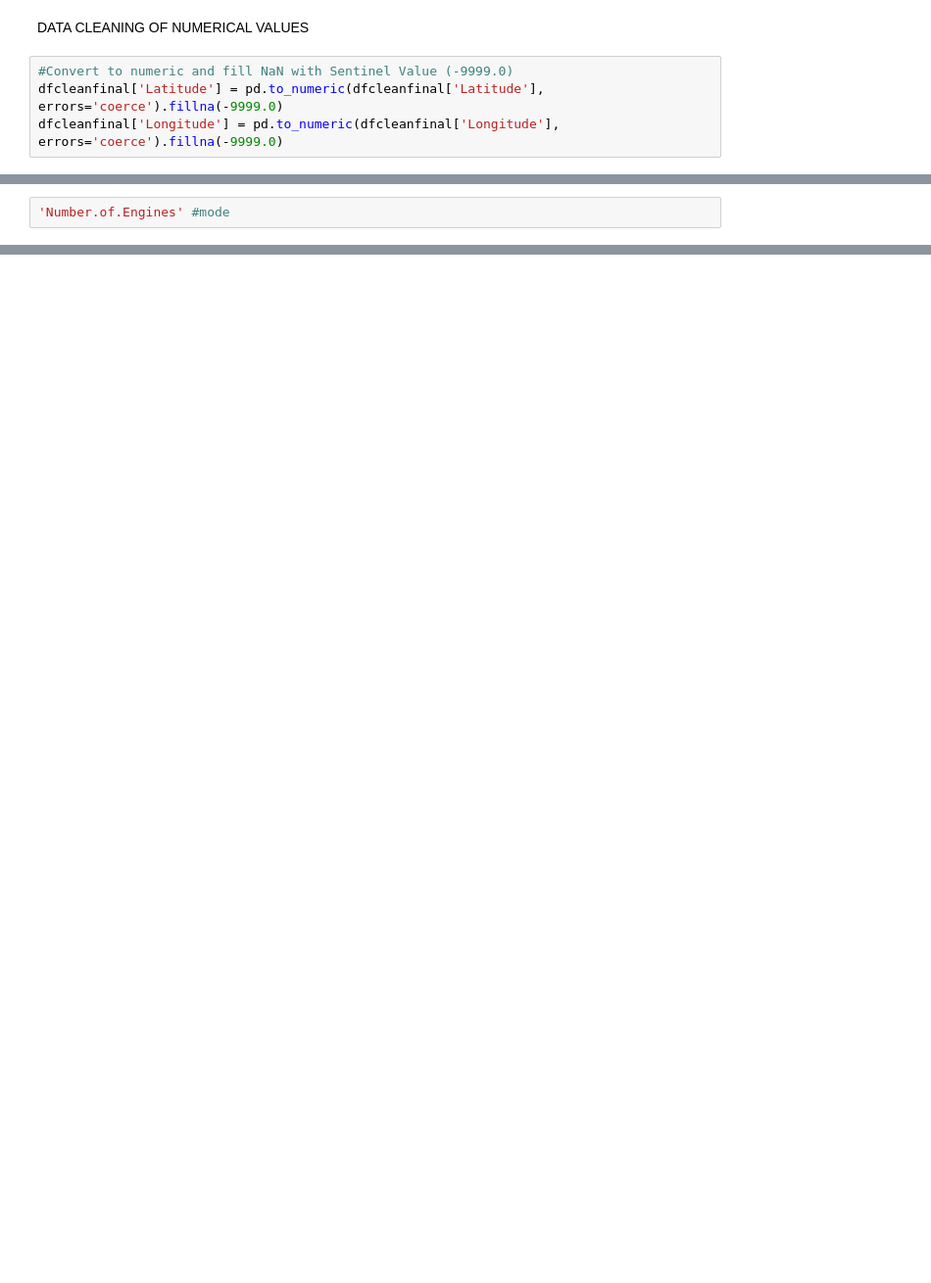
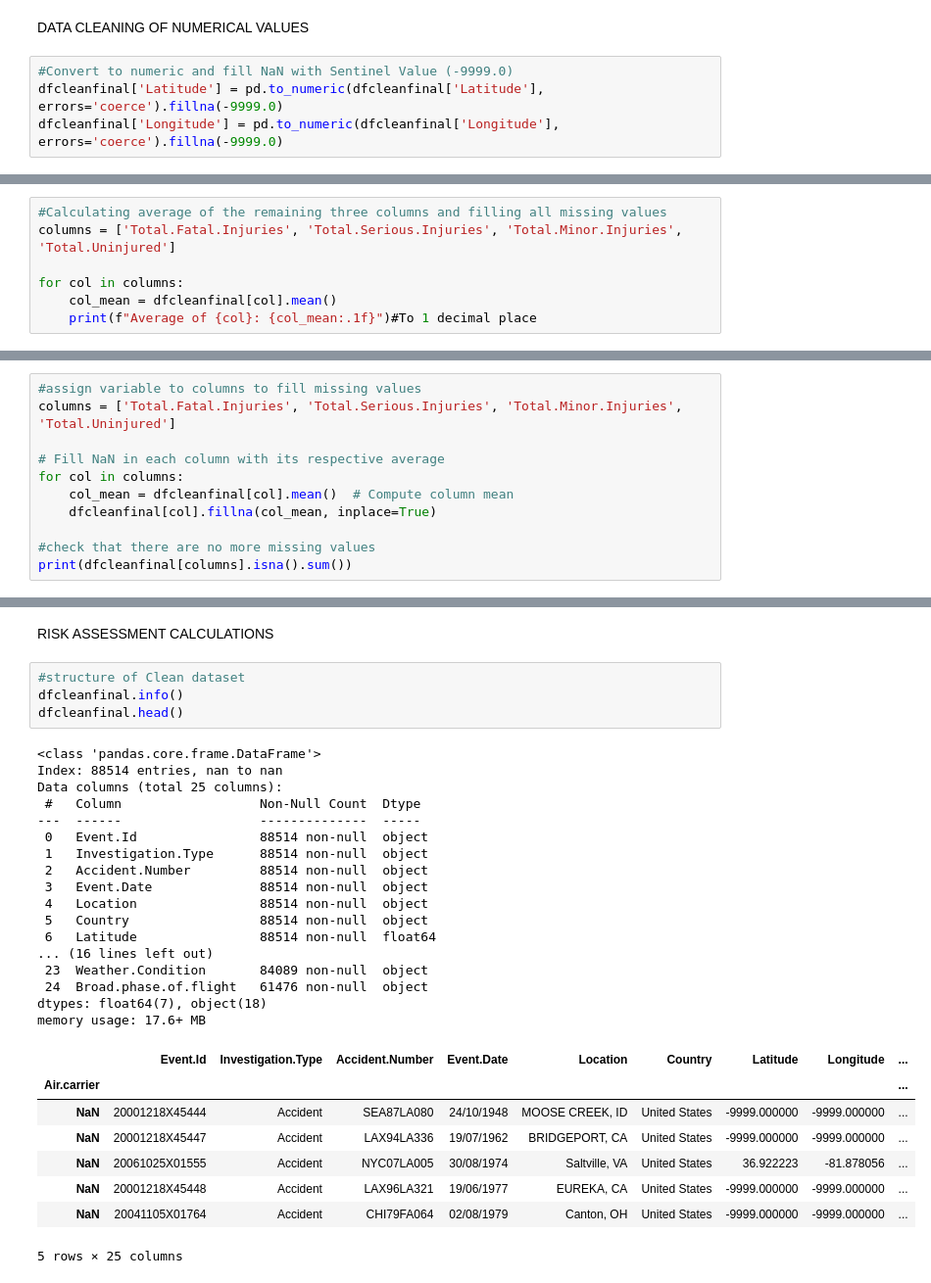
Before and after one commit to GeorginaOduol/FinalProjectP1, a Jupyter notebook: avinotebook.ipynb, the cells around one changed output, grey strips where cells are left out. Shown at 98% size. Saved outputs shown, nothing was run; the diff lists cells and outputs as text; blank space fills up the shorter version.

```diff
--- a/avinotebook.ipynb
+++ b/avinotebook.ipynb
@@ -293,2 +300,7 @@ memory usage: 16.9+ MB
 # %%
-'Number.of.Engines' #mode
+#Calculating average of the remaining three columns and filling all missing values
+columns = ['Total.Fatal.Injuries', 'Total.Serious.Injuries', 'Total.Minor.Injuries', 'Total.Uninjured']
+
+for col in columns:
+    col_mean = dfcleanfinal[col].mean()
+    print(f"Average of {col}: {col_mean:.1f}")#To 1 decimal place
@@ -294,0 +312,11 @@ memory usage: 16.9+ MB
+# %%
+#assign variable to columns to fill missing values
+columns = ['Total.Fatal.Injuries', 'Total.Serious.Injuries', 'Total.Minor.Injuries', 'Total.Uninjured']
+
+# Fill NaN in each column with its respective average
+for col in columns:
+    col_mean = dfcleanfinal[col].mean()  # Compute column mean
+    dfcleanfinal[col].fillna(col_mean, inplace=True)
+
+#check that there are no more missing values
+print(dfcleanfinal[columns].isna().sum())
@@ -294,0 +349,32 @@ memory usage: 16.9+ MB
+# %% [markdown]
+RISK ASSESSMENT CALCULATIONS
+# %%
+#structure of Clean dataset
+dfcleanfinal.info()
+dfcleanfinal.head()
+# %% [output]
+<class 'pandas.core.frame.DataFrame'>
+Index: 88514 entries, nan to nan
+Data columns (total 25 columns):
+ #   Column                  Non-Null Count  Dtype
+---  ------                  --------------  -----
+ 0   Event.Id                88514 non-null  object
+ 1   Investigation.Type      88514 non-null  object
+ 2   Accident.Number         88514 non-null  object
+ 3   Event.Date              88514 non-null  object
+ 4   Location                88514 non-null  object
+ 5   Country                 88514 non-null  object
+ 6   Latitude                88514 non-null  float64
+... (16 lines left out)
+ 23  Weather.Condition       84089 non-null  object
+ 24  Broad.phase.of.flight   61476 non-null  object
+dtypes: float64(7), object(18)
+memory usage: 17.6+ MB
+|  | Event.Id | Investigation.Type | Accident.Number | Event.Date | Location | Country | Latitude | Longitude | ... |
+| Air.carrier |  |  |  |  |  |  |  |  | ... |
+| NaN | 20001218X45444 | Accident | SEA87LA080 | 24/10/1948 | MOOSE CREEK, ID | United States | -9999.000000 | -9999.000000 | ... |
+| NaN | 20001218X45447 | Accident | LAX94LA336 | 19/07/1962 | BRIDGEPORT, CA | United States | -9999.000000 | -9999.000000 | ... |
+| NaN | 20061025X01555 | Accident | NYC07LA005 | 30/08/1974 | Saltville, VA | United States | 36.922223 | -81.878056 | ... |
+| NaN | 20001218X45448 | Accident | LAX96LA321 | 19/06/1977 | EUREKA, CA | United States | -9999.000000 | -9999.000000 | ... |
+| NaN | 20041105X01764 | Accident | CHI79FA064 | 02/08/1979 | Canton, OH | United States | -9999.000000 | -9999.000000 | ... |
+5 rows × 25 columns
```
Also changed, not shown: parts of 24 cells of this notebook.
